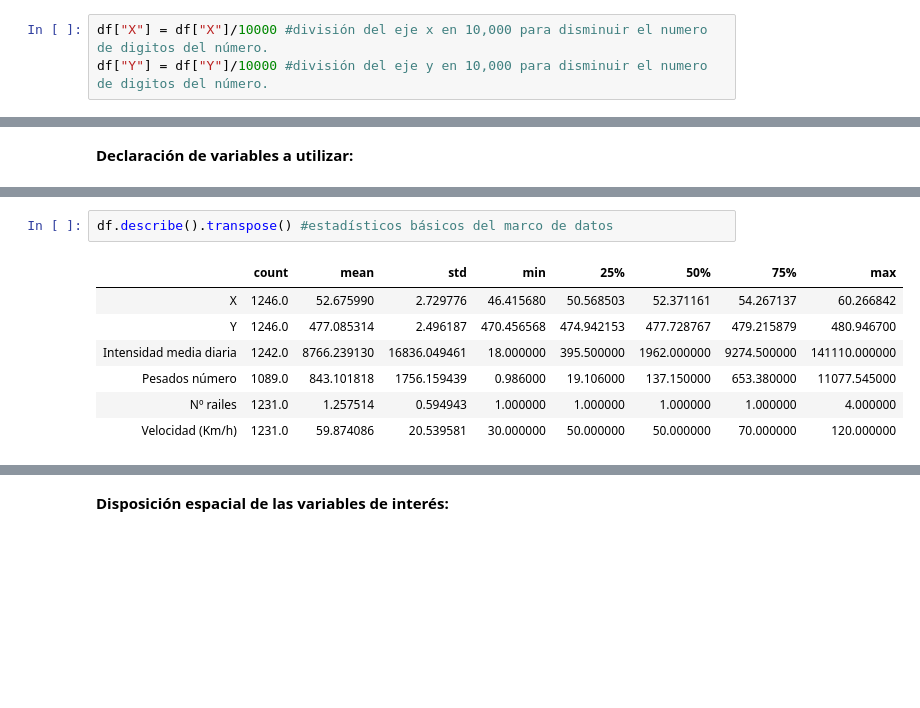
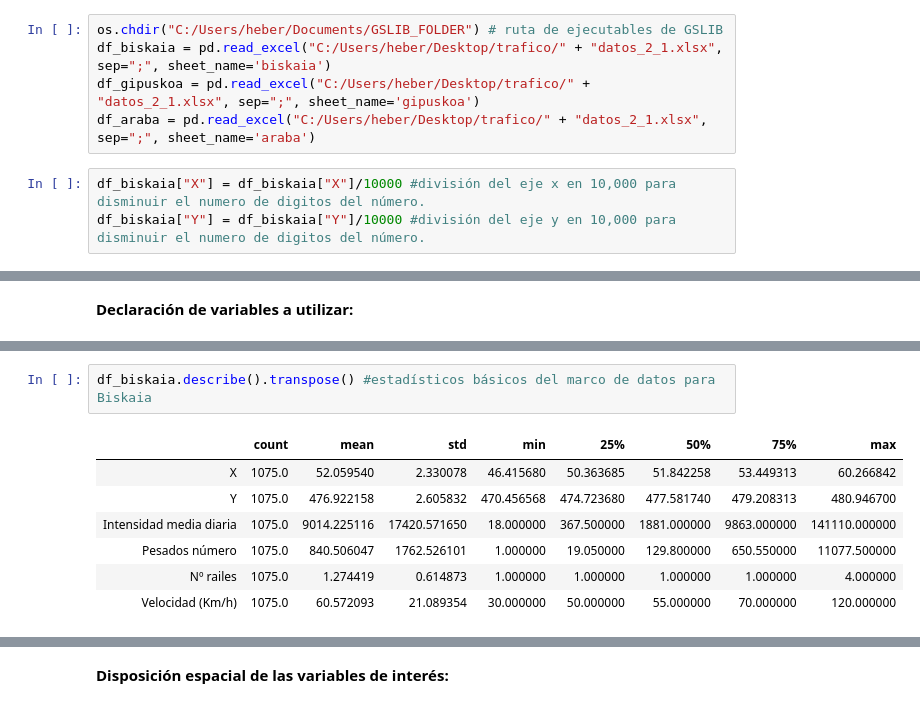
Before and after one commit to heberallin/Trabajos, a Jupyter notebook: Datos Tráfico .ipynb, the cells around one changed output, grey strips where cells are left out. Cells and saved outputs as stored; diff of their text form; blank space fills up the shorter version.

```diff
--- a/Datos Tráfico .ipynb
+++ b/Datos Tráfico .ipynb
@@ -21,3 +14,8 @@ df.head(1) #Muestra los encabezados de las columnas que contiene el marco de dat
+# %%
+os.chdir("C:/Users/heber/Documents/GSLIB_FOLDER") # ruta de ejecutables de GSLIB
+df_biskaia = pd.read_excel("C:/Users/heber/Desktop/trafico/" + "datos_2_1.xlsx", sep=";", sheet_name='biskaia')
+df_gipuskoa = pd.read_excel("C:/Users/heber/Desktop/trafico/" + "datos_2_1.xlsx", sep=";", sheet_name='gipuskoa')
+df_araba = pd.read_excel("C:/Users/heber/Desktop/trafico/" + "datos_2_1.xlsx", sep=";", sheet_name='araba')
 # %%
-df["X"] = df["X"]/10000 #división del eje x en 10,000 para disminuir el numero de digitos del número.
-df["Y"] = df["Y"]/10000 #división del eje y en 10,000 para disminuir el numero de digitos del número.
+df_biskaia["X"] = df_biskaia["X"]/10000 #división del eje x en 10,000 para disminuir el numero de digitos del número.
+df_biskaia["Y"] = df_biskaia["Y"]/10000 #división del eje y en 10,000 para disminuir el numero de digitos del número.
@@ -33,10 +68,10 @@ vm = df["Velocidad (Km/h)"][np.isfinite(df["Velocidad (Km/h)"])] #Variable de in
 # %%
-df.describe().transpose() #estadísticos básicos del marco de datos
+df_biskaia.describe().transpose() #estadísticos básicos del marco de datos para Biskaia
 # %% [output]
 |  | count | mean | std | min | 25% | 50% | 75% | max |
-| X | 1246.0 | 52.675990 | 2.729776 | 46.415680 | 50.568503 | 52.371161 | 54.267137 | 60.266842 |
-| Y | 1246.0 | 477.085314 | 2.496187 | 470.456568 | 474.942153 | 477.728767 | 479.215879 | 480.946700 |
-| Intensidad media diaria | 1242.0 | 8766.239130 | 16836.049461 | 18.000000 | 395.500000 | 1962.000000 | 9274.500000 | 141110.000000 |
-| Pesados número | 1089.0 | 843.101818 | 1756.159439 | 0.986000 | 19.106000 | 137.150000 | 653.380000 | 11077.545000 |
-| Nº railes | 1231.0 | 1.257514 | 0.594943 | 1.000000 | 1.000000 | 1.000000 | 1.000000 | 4.000000 |
-| Velocidad (Km/h) | 1231.0 | 59.874086 | 20.539581 | 30.000000 | 50.000000 | 50.000000 | 70.000000 | 120.000000 |
+| X | 1075.0 | 52.059540 | 2.330078 | 46.415680 | 50.363685 | 51.842258 | 53.449313 | 60.266842 |
+| Y | 1075.0 | 476.922158 | 2.605832 | 470.456568 | 474.723680 | 477.581740 | 479.208313 | 480.946700 |
+| Intensidad media diaria | 1075.0 | 9014.225116 | 17420.571650 | 18.000000 | 367.500000 | 1881.000000 | 9863.000000 | 141110.000000 |
+| Pesados número | 1075.0 | 840.506047 | 1762.526101 | 1.000000 | 19.050000 | 129.800000 | 650.550000 | 11077.500000 |
+| Nº railes | 1075.0 | 1.274419 | 0.614873 | 1.000000 | 1.000000 | 1.000000 | 1.000000 | 4.000000 |
+| Velocidad (Km/h) | 1075.0 | 60.572093 | 21.089354 | 30.000000 | 50.000000 | 55.000000 | 70.000000 | 120.000000 |
```
Also changed, not shown: parts of 23 cells of this notebook.
